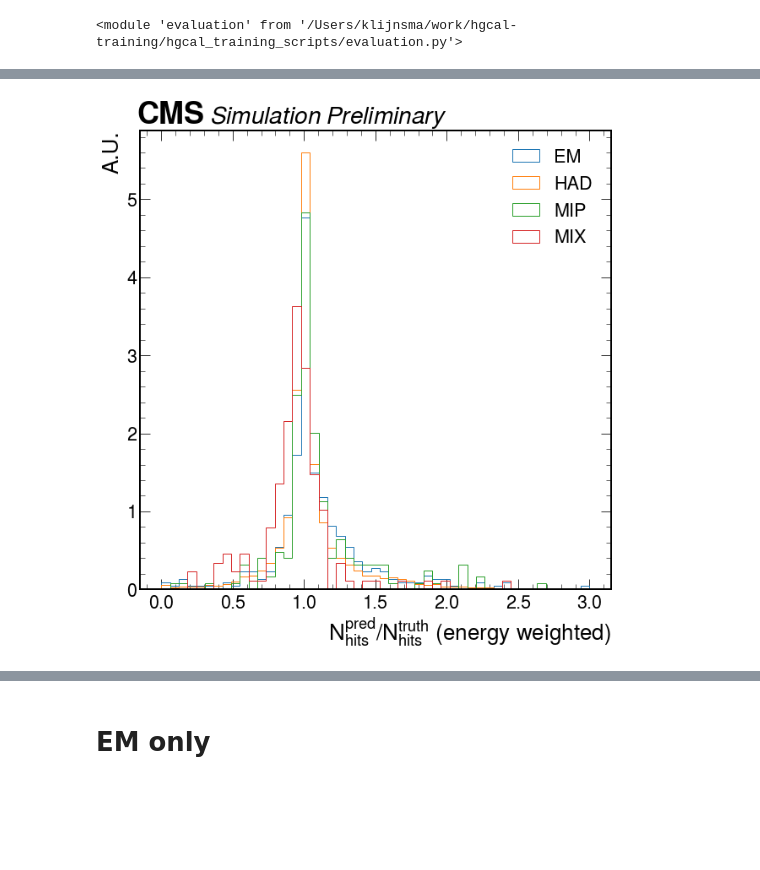
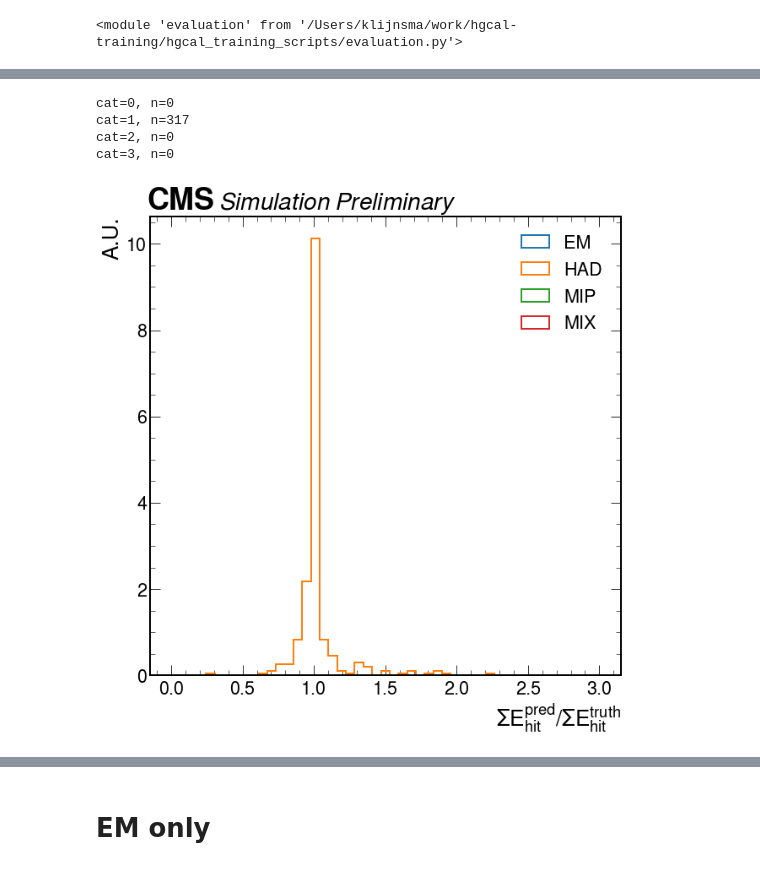
Before and after one commit to mmarchegiani/hgcal_training_scripts, a Jupyter notebook: plot_statistics.ipynb, the cells around one changed output, grey strips where cells are left out. Saved outputs shown, nothing was run; the diff lists cells and outputs as text; code cells hidden in the pictures; blank space fills up the shorter version.

```diff
--- a/plot_statistics.ipynb
+++ b/plot_statistics.ipynb
@@ -10,12 +10,10 @@ reload(ev)
 # %% [output]
 <module 'evaluation' from '/Users/klijnsma/work/hgcal-training/hgcal_training_scripts/evaluation.py'>
 # %%
-def get_stats(tbeta=.2, td=.5, nmax=4):
+def get_stats(tbeta=.2, td=.5, nmax=4, yielder=None):
     stats = ev.Stats()
-    all_matches = []
-    yielder = ev.TestYielder()
+    if yielder is None: yielder = ev.TestYielder()
     for event, _, clustering, matches in yielder.iter_matches(tbeta, td, nmax):
         stats.extend(ev.statistics_per_match(event, clustering, matches))
-        all_matches.extend(matches)
         stats.add('confmat', ev.signal_to_noise_confusion_matrix(event, clustering, norm=True))
-    return stats, all_matches
+    return stats
@@ -23,0 +23,4 @@ stats, matches = get_stats(nmax=1000)
+# %%
+reload(ev)
+single_shower_stats = get_stats(nmax=40, yielder=ev.TestYielderSingleTruthShower())
+ev.dump_stats('single_shower_stats_%b%d', single_shower_stats)
@@ -38,25 +75,30 @@ def cmslabel(ax, text=r'$\itSimulation \; Preliminary$', x=.12, y=.88, dx=.12):
 # %%
 fig = plt.Figure(facecolor='white')
 ax = fig.gca()
 cat_name = {0: 'EM', 1: 'HAD', 2: 'MIP', 3: 'MIX'}
 
-# ax.set_xlabel(r'$\Sigma E_{hit}^{pred} / \Sigma E_{hit}^{truth}$')
-ax.set_xlabel(r'$N_{hits}^{pred} / N_{hits}^{truth}$ (energy weighted)')
+ax.set_xlabel(r'$\Sigma E_{hit}^{pred} / \Sigma E_{hit}^{truth}$')
+# ax.set_xlabel(r'$N_{hits}^{pred} / N_{hits}^{truth}$ (energy weighted)')
 ax.set_ylabel('A.U.')
 
 bins = np.linspace(0., 3., 50)
 
 for cat in range(4):
-    sel = stats['category'] == cat
-    epred_o_etruth = stats['esum_pred'][sel] / stats['esum_truth'][sel]
-    ax.hist(epred_o_etruth, label=cat_name[cat], bins=bins, density=True, histtype=u'step')
+    sel = single_shower_stats['category'] == cat
+    print(f'{cat=}, n={sel.sum()}')
+    epred_o_etruth = single_shower_stats['esum_pred'][sel] / single_shower_stats['esum_truth'][sel]
+    ax.hist(epred_o_etruth, label=cat_name[cat], bins=bins, density=True, histtype=u'step', linewidth=2)
 
 ax.legend()
 cmslabel(ax)
 
 fig
 # %% [output]
+cat=0, n=0
+cat=1, n=317
+cat=2, n=0
+cat=3, n=0
-[figure, old version]
+[figure, new version]
 # %%
 fig = plt.Figure(facecolor='white')
 ax = fig.gca()
```
Also changed, not shown: parts of 8 cells of this notebook, 3 other files.
